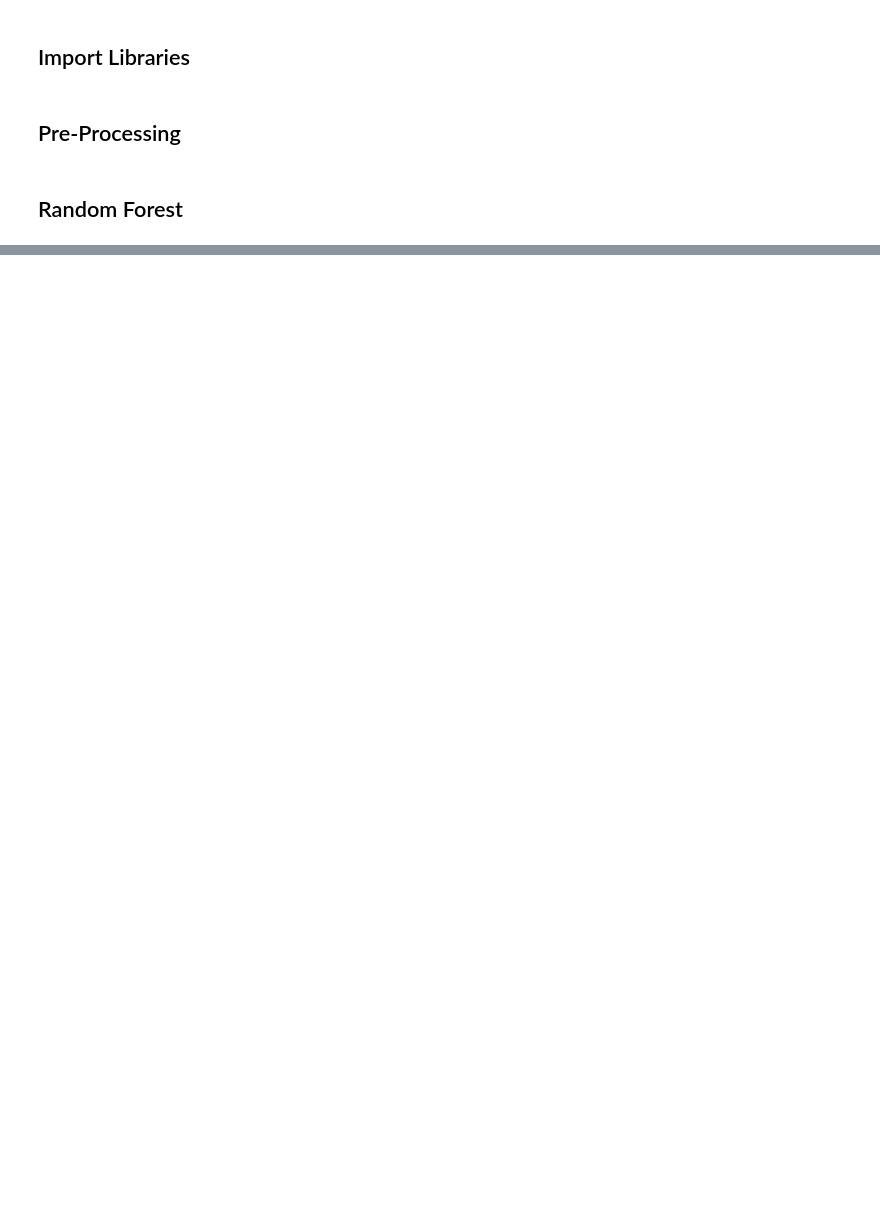
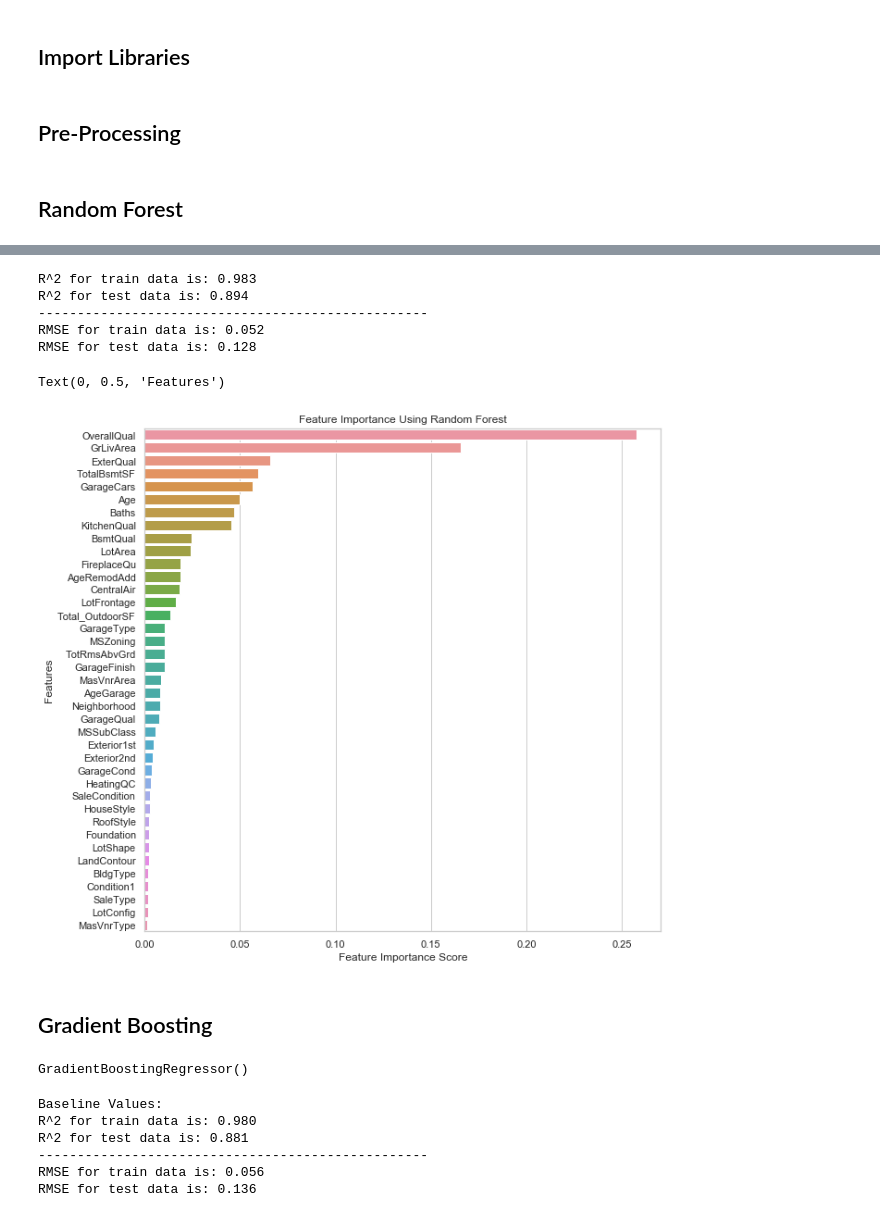
Before and after one commit to mwc201/Housing_Price_Prediction, a Jupyter notebook: Marcus_C/TreeBased_Models.ipynb, the cells around one changed output, grey strips where cells are left out. Saved outputs shown, nothing was run; the diff lists cells and outputs as text; code cells hidden in the pictures; blank space fills up the shorter version.

```diff
--- a/Marcus_C/TreeBased_Models.ipynb
+++ b/Marcus_C/TreeBased_Models.ipynb
@@ -36,2 +37,5 @@ X_train, X_test, y_train, y_test = train_test_split(X, y, test_size = 0.3, rando
 # %% [markdown]
 ## Random Forest
+# %%
+rf = RandomForestRegressor()
+rf.fit(X_train, y_train)
@@ -37,0 +65,12 @@ X_train, X_test, y_train, y_test = train_test_split(X, y, test_size = 0.3, rando
+# %%
+#hyperparameter tuning using grid search
+grid_para_forest = {'n_estimators': [150,300,450,600,750,900],
+                   'max_depth': [40,50,60,70],
+                   'max_features' : [15,20,25]}
+# %%
+grid_search_forest = GridSearchCV(rf, grid_para_forest, cv=5, n_jobs=5, verbose=1)
+grid_search_forest.fit(X_train, y_train)
+
+print("RF Grid Search Best params: ", grid_search_forest.best_params_)
+print("RF Grid Search Best score: ", grid_search_forest.best_score_)
+print("RF Grid Search Best estimators: ", grid_search_forest.best_estimator_)
@@ -37,0 +86,61 @@ X_train, X_test, y_train, y_test = train_test_split(X, y, test_size = 0.3, rando
+# %%
+best_RF = grid_search_forest.best_estimator_
+
+y_train_pred_rf = best_RF.predict(X_train)
+RMSE_train = np.sqrt(mean_squared_error(y_train,y_train_pred_rf))
+
+y_test_pred_rf = best_RF.predict(X_test)
+RMSE_test = np.sqrt(mean_squared_error(y_test,y_test_pred_rf))
+
+
+print("R^2 for train data is: %.3f" %(grid_search_forest.score(X_train, y_train)))
+print("R^2 for test data is: %.3f" %(grid_search_forest.score(X_test,y_test)))
+print("-" * 50)
+print('RMSE for train data is: %.3f' % RMSE_train)
+print('RMSE for test data is: %.3f' % RMSE_test)
+# %% [output]
+R^2 for train data is: 0.983
+R^2 for test data is: 0.894
+--------------------------------------------------
+RMSE for train data is: 0.052
+RMSE for test data is: 0.128
+# %%
+sorted_importance = sorted(zip(X.columns, best_RF.feature_importances_), key=lambda t:t[1], reverse=True)
+a, b = zip(*sorted_importance)
+plt.figure(figsize = (10,10))
+df = pd.DataFrame({'feature_name':a, 'importance_score':b})
+sns.barplot(data = df, x = 'importance_score', y= 'feature_name', orient = 'h');
+plt.title('Feature Importance Using Random Forest')
+plt.xlabel('Feature Importance Score')
+plt.ylabel('Features')
+# %% [output]
+Text(0, 0.5, 'Features')
+[figure, added]
+# %% [markdown]
+## Gradient Boosting
+# %%
+gbm = GradientBoostingRegressor()
+gbm.fit(X_train, y_train)
+# %% [output]
+GradientBoostingRegressor()
+# %%
+#Baseline Values
+train_baseline_rf = rf.predict(X_train)
+RMSE_train = np.sqrt(mean_squared_error(y_train, train_baseline_rf))
+
+test_baseline_rf = rf.predict(X_test)
+RMSE_test = np.sqrt(mean_squared_error(y_test,test_baseline_rf))
+
+print("Baseline Values: ")
+print("R^2 for train data is: %.3f" %(rf.score(X_train, y_train)))
+print("R^2 for test data is: %.3f" %(rf.score(X_test,y_test)))
+print("-" * 50)
+print("RMSE for train data is: %.3f" % RMSE_train)
+print("RMSE for test data is: %.3f" % RMSE_test)
+# %% [output]
+Baseline Values:
+R^2 for train data is: 0.980
+R^2 for test data is: 0.881
+--------------------------------------------------
+RMSE for train data is: 0.056
+RMSE for test data is: 0.136
```
Also changed, not shown: parts of 22 cells of this notebook, 8 other files.
